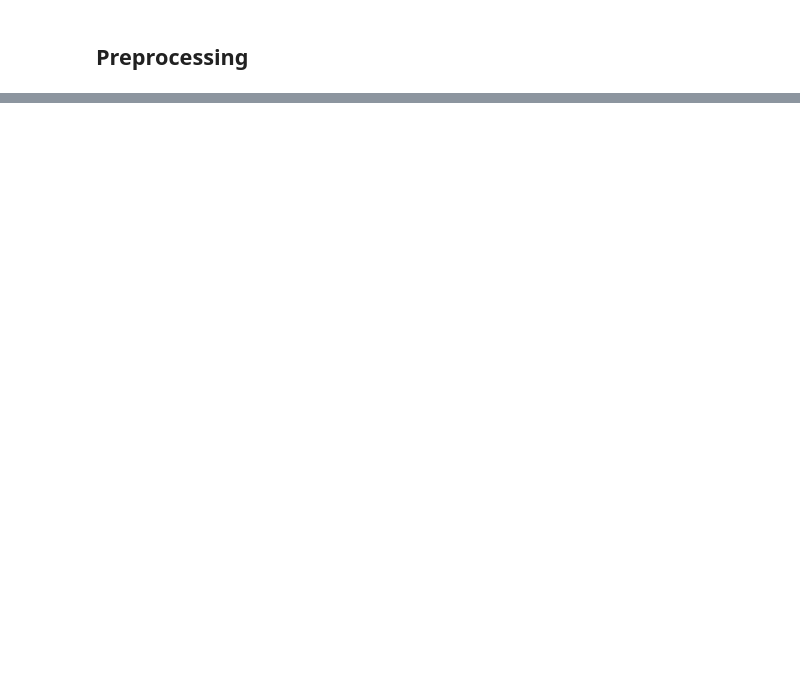
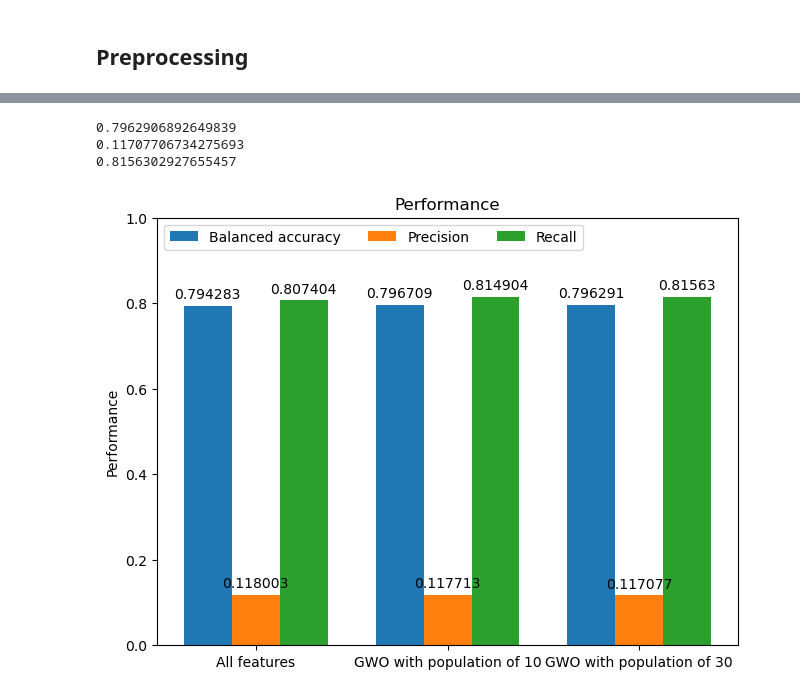
Before and after one commit to seoful/grey_wolf_optimization_NIC, a Jupyter notebook: soucrce.ipynb, the cells around one changed output, grey strips where cells are left out. Cells and saved outputs as stored; diff of their text form; code cells hidden in the pictures; blank space fills up the shorter version.

```diff
--- a/soucrce.ipynb
+++ b/soucrce.ipynb
@@ -138,0 +220,46 @@ class GreyWolfOptimizer:
+# %%
+from sklearn.metrics import balanced_accuracy_score,precision_score,recall_score
+
+y_pred = model.predict(X_test_encoded)
+
+print(balanced_accuracy_score(y_test, y_pred))
+print(precision_score(y_test, y_pred))
+print(recall_score(y_test, y_pred))
+# %% [output]
+0.7962906892649839
+0.11707706734275693
+0.8156302927655457
+# %%
+
+import matplotlib.pyplot as plt
+import numpy as np
+
+species = ("All features", "GWO with population of 10","GWO with population of 30")
+penguin_means = {
+    'Balanced accuracy': (0.794283179266362,0.7967086297688923,0.7962906892649839),
+    'Precision': (0.11800275823048906,0.11771284775618622,0.11707706734275693),
+    'Recall': (0.8074038228889426,0.8149044277764336,0.8156302927655457),
+}
+
+x = np.arange(len(species))  # the label locations
+width = 0.25  # the width of the bars
+multiplier = 0
+
+fig, ax = plt.subplots(layout='constrained')
+
+for attribute, measurement in penguin_means.items():
+    offset = width * multiplier
+    rects = ax.bar(x + offset, measurement, width, label=attribute)
+    ax.bar_label(rects, padding=3)
+    multiplier += 1
+
+# Add some text for labels, title and custom x-axis tick labels, etc.
+ax.set_ylabel('Performance')
+ax.set_title('Performance')
+ax.set_xticks(x + width, species)
+ax.legend(loc='upper left', ncols=3)
+ax.set_ylim(0, 1)
+
+plt.show()
+# %% [output]
+[figure, added]
```
Also changed, not shown: parts of 18 cells of this notebook.
